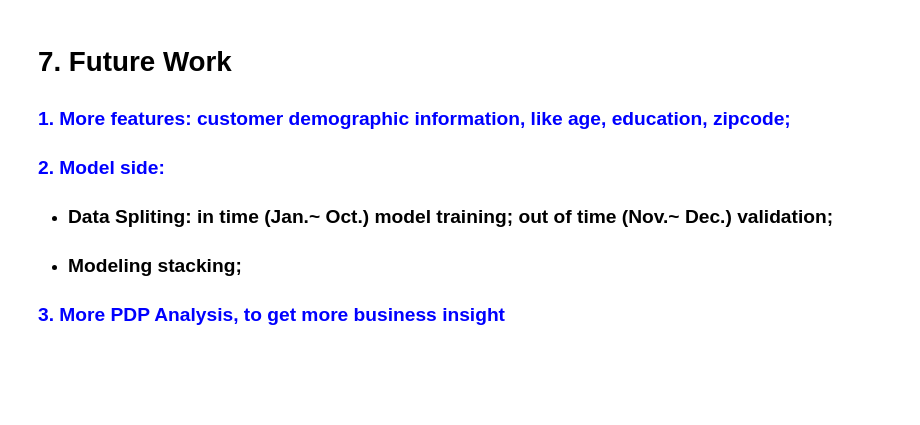
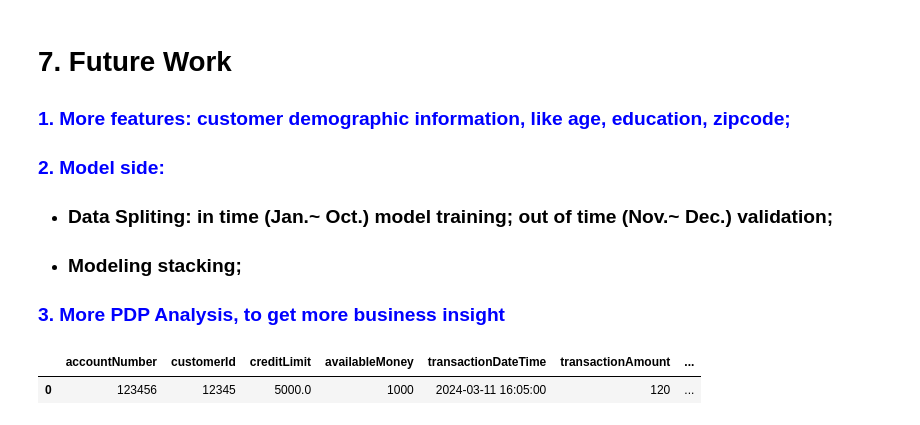
Before and after one commit to Sol2023/fraud-detection, a Jupyter notebook: notebook/fraud_detection.ipynb, the cells around one changed output. Saved outputs shown, nothing was run; the diff lists cells and outputs as text; code cells hidden in the pictures; blank space fills up the shorter version.

```diff
--- a/notebook/fraud_detection.ipynb
+++ b/notebook/fraud_detection.ipynb
@@ -1228,3 +1228,9 @@ display(len(partial_data)/len(data_test))
 - ###     Modeling stacking;
 
 ### <font color='blue'>3. More PDP Analysis, to get more business insight
+# %%
+sample = pd.read_csv("artifacts/sample_cleaned.csv")
+sample
+# %% [output]
+|  | accountNumber | customerId | creditLimit | availableMoney | transactionDateTime | transactionAmount | ... |
+| 0 | 123456 | 12345 | 5000.0 | 1000 | 2024-03-11 16:05:00 | 120 | ... |
```
Also changed, not shown: parts of 3 cells of this notebook, 1 other file.
